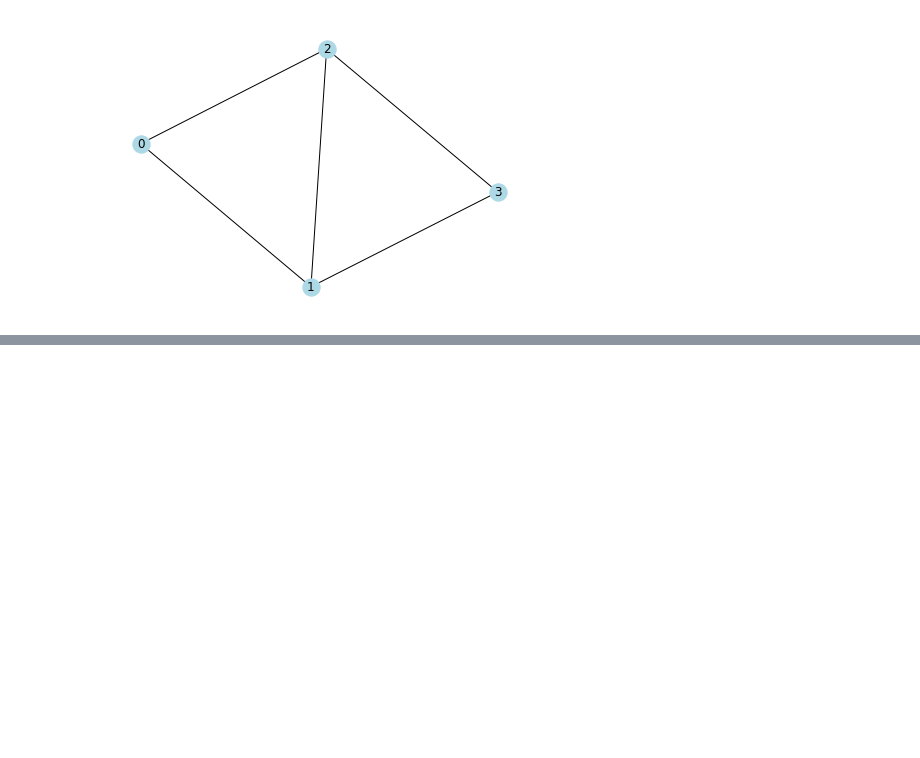
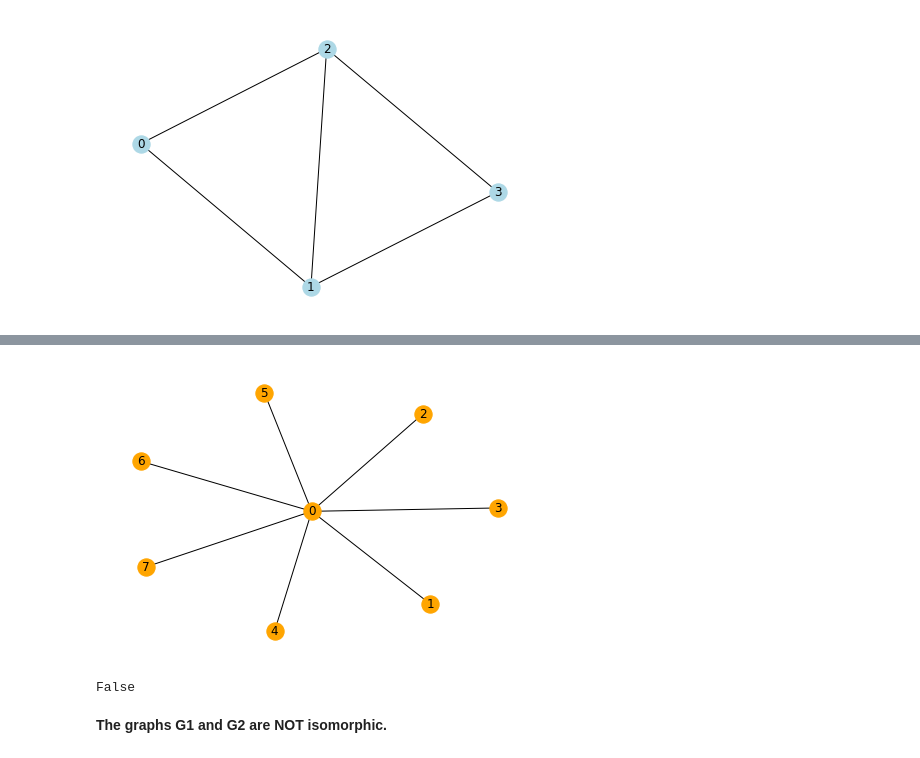
Before and after one commit to alexandrac77/graph_theory, a Jupyter notebook: graph-isomorphism.ipynb, the cells around one changed output, grey strips where cells are left out. Drawn from its saved outputs; the diff is of its cells as text; code cells hidden in the pictures; blank space fills up the shorter version.

Commit message:
isomorphic function added. discussion of computational complexity of GI problem

```diff
--- a/graph-isomorphism.ipynb
+++ b/graph-isomorphism.ipynb
@@ -142,0 +188,12 @@ nx.draw(X, with_labels=1, node_color="lightblue")
+# %%
+G2= nx.star_graph(7)
+nx.draw(G2, with_labels=1, node_color="orange")
+# %% [output]
+[figure, added]
+# %%
+# Return true if the graphs are isomorphic, or false if they are not isomorphic.
+nx.is_isomorphic(G1,G2)
+# %% [output]
+False
+# %% [markdown]
+<b>The graphs G1 and G2 are NOT isomorphic.</b>
```
Also changed, not shown: parts of 6 cells of this notebook.
